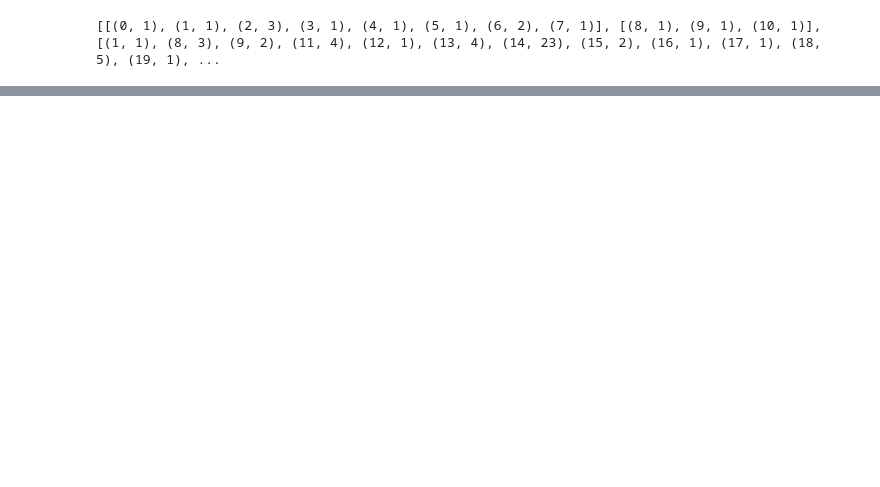
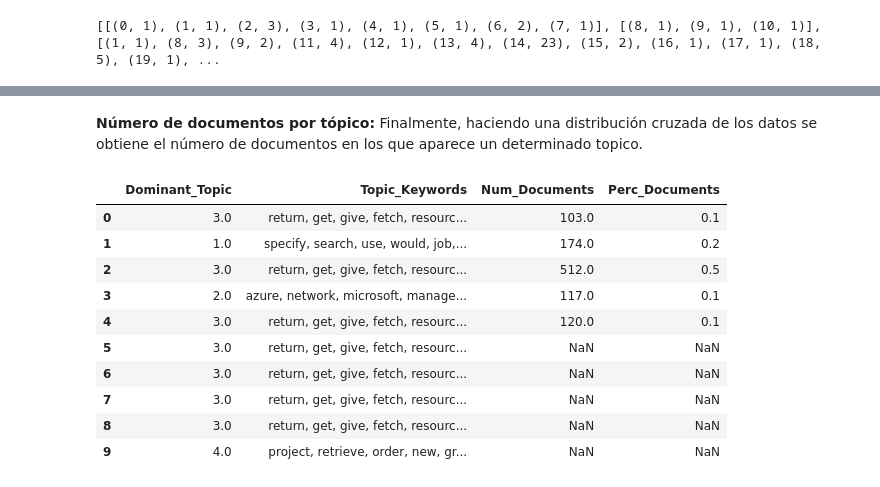
Before and after one commit to gondelcorro/Modelling-Topic, a Jupyter notebook: Topicos-LDA - Gensim.ipynb, the cells around one changed output, grey strips where cells are left out. Cells and saved outputs as stored; diff of their text form; code cells hidden in the pictures; blank space fills up the shorter version.

```diff
--- a/Topicos-LDA - Gensim.ipynb
+++ b/Topicos-LDA - Gensim.ipynb
@@ -180,0 +277,32 @@ doc_lda = lda_model[corpus]
+# %% [markdown]
+**Número de documentos por tópico:** Finalmente, haciendo una distribución cruzada de los datos se obtiene el número de documentos en los que aparece un determinado topico.
+# %%
+# Number of Documents for Each Topic
+topic_counts = df_topic_sents_keywords['Dominant_Topic'].value_counts()
+
+# Percentage of Documents for Each Topic
+topic_contribution = round(topic_counts/topic_counts.sum(), 1)
+
+# Topic Number and Keywords
+topic_num_keywords = df_topic_sents_keywords[['Dominant_Topic', 'Topic_Keywords']]
+
+# Concatenate Column wise
+df_dominant_topics = pd.concat([topic_num_keywords, topic_counts, topic_contribution], axis=1)
+
+# Change Column names
+df_dominant_topics.columns = ['Dominant_Topic', 'Topic_Keywords', 'Num_Documents', 'Perc_Documents']
+
+# Show
+df_dominant_topics[:10]
+# %% [output]
+|  | Dominant_Topic | Topic_Keywords | Num_Documents | Perc_Documents |
+| 0 | 3.0 | return, get, give, fetch, resourc... | 103.0 | 0.1 |
+| 1 | 1.0 | specify, search, use, would, job,... | 174.0 | 0.2 |
+| 2 | 3.0 | return, get, give, fetch, resourc... | 512.0 | 0.5 |
+| 3 | 2.0 | azure, network, microsoft, manage... | 117.0 | 0.1 |
+| 4 | 3.0 | return, get, give, fetch, resourc... | 120.0 | 0.1 |
+| 5 | 3.0 | return, get, give, fetch, resourc... | NaN | NaN |
+| 6 | 3.0 | return, get, give, fetch, resourc... | NaN | NaN |
+| 7 | 3.0 | return, get, give, fetch, resourc... | NaN | NaN |
+| 8 | 3.0 | return, get, give, fetch, resourc... | NaN | NaN |
+| 9 | 4.0 | project, retrieve, order, new, gr... | NaN | NaN |
```
Also changed, not shown: parts of 44 cells of this notebook.
